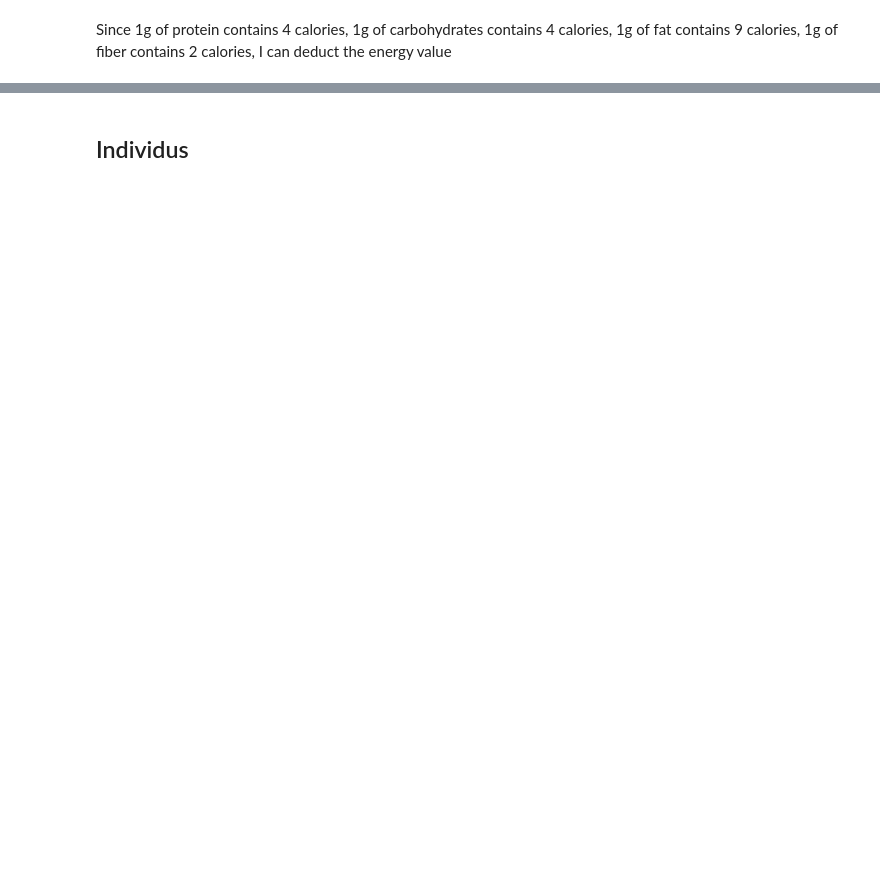
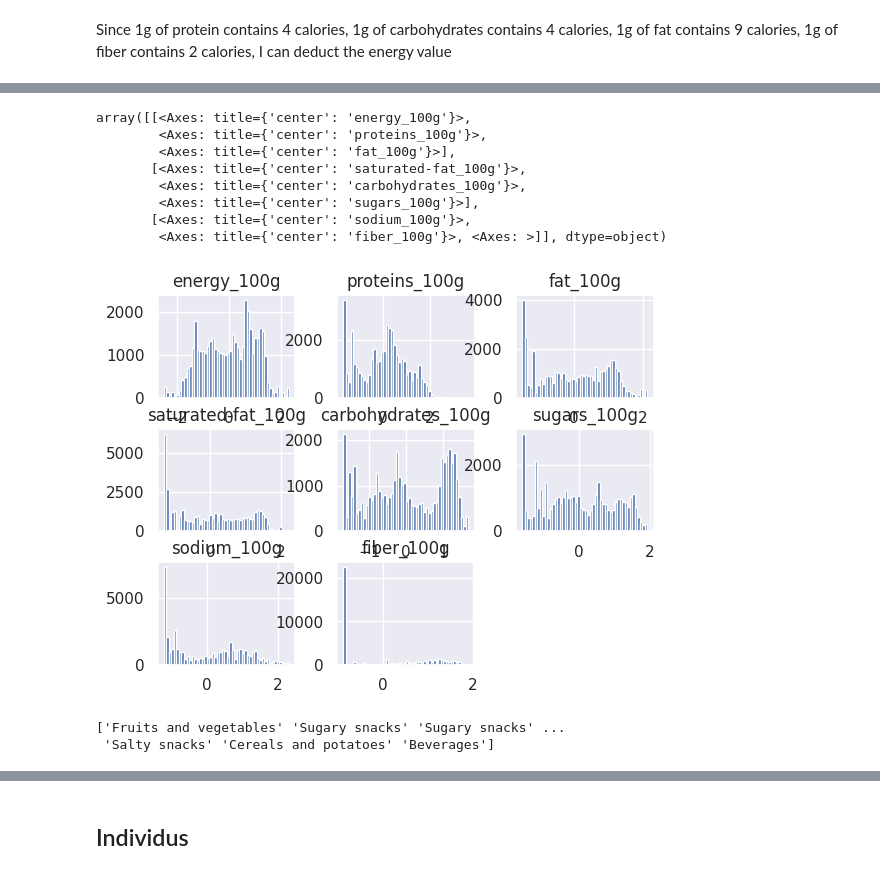
Before and after one commit to helenatong/oc_p3_cleaning_dataset_and_analysis, a Jupyter notebook: project3_cleaning.ipynb, the cells around one changed output, grey strips where cells are left out. Saved outputs shown, nothing was run; the diff lists cells and outputs as text; code cells hidden in the pictures; blank space fills up the shorter version.

```diff
--- a/project3_cleaning.ipynb
+++ b/project3_cleaning.ipynb
@@ -671,0 +636,10 @@ df.to_csv('df_cleaned.csv', index=False)
+# %%
+# remove NaN value for TARGET
+rows_before = df.shape[0]
+df.dropna(subset = TARGET, inplace=True)
+
+rows_now = df.shape[0]
+rows_removed = rows_before - rows_now
+print(f'Number of rows removed: {rows_removed}\n{rows_now} remaining')
+# print(df.loc[df[TARGET].isna(),:])
+# print(df[TARGET].unique())
@@ -671,0 +649,8 @@ df.to_csv('df_cleaned.csv', index=False)
+# %%
+# remove unknown value for TARGET
+nb_rows_to_remove = df.loc[df[TARGET] == 'unknown', TARGET].count()
+df = df[df[TARGET] != 'unknown']
+rows_now = df.loc[df[TARGET] != 'unknown', TARGET].count()
+
+rows_removed = rows_before - rows_now
+print(f'Number of rows removed: {nb_rows_to_remove}\n{rows_now} remaining')
@@ -671,0 +692,10 @@ df.to_csv('df_cleaned.csv', index=False)
+# %%
+# normalize values
+from sklearn.preprocessing import PowerTransformer, LabelEncoder
+
+transformer = PowerTransformer() #model which normalize values
+df_int_transformed = transformer.fit_transform(df[NUMERIC_FEATURES]) #array
+df_int_transformed = pd.DataFrame(df_int_transformed, columns=NUMERIC_FEATURES)
+print(df_int_transformed)
+df_transformed = pd.concat([df_int_transformed, df[[PRODUCT_NAME, TARGET]]], axis=1)
+# print(df_transformed)
@@ -671,0 +733,34 @@ df.to_csv('df_cleaned.csv', index=False)
+# %%
+# check transformation distribution
+df_transformed[NUMERIC_FEATURES].hist(bins=50)
+# %% [output]
+array([[<Axes: title={'center': 'energy_100g'}>,
+        <Axes: title={'center': 'proteins_100g'}>,
+        <Axes: title={'center': 'fat_100g'}>],
+       [<Axes: title={'center': 'saturated-fat_100g'}>,
+        <Axes: title={'center': 'carbohydrates_100g'}>,
+        <Axes: title={'center': 'sugars_100g'}>],
+       [<Axes: title={'center': 'sodium_100g'}>,
+        <Axes: title={'center': 'fiber_100g'}>, <Axes: >]], dtype=object)
+[figure, added]
+# %%
+# create dataset for training and testing
+
+# transform the class form text to integer
+X = df_transformed[NUMERIC_FEATURES].values
+
+print(df_transformed[TARGET].values)
+encoder =  LabelEncoder()
+y_encoded = encoder.fit_transform(df_transformed[TARGET].values)
+# to reverse y_initial = encoder.inverse_transform(y_encoded)
+X_train, X_test, y_train_encoded, y_test_encoded = train_test_split(X, y_encoded, test_size=0.20, random_state=42)
+
+## TO DROP
+# print(y_encoded)
+# print( encoder.inverse_transform(y_encoded))
+# y_decoded = encoder.inverse_transform(y_encoded)
+# unique_values_decoded = np.unique(y_decoded)
+# print(unique_values_decoded)
+# %% [output]
+['Fruits and vegetables' 'Sugary snacks' 'Sugary snacks' ...
+ 'Salty snacks' 'Cereals and potatoes' 'Beverages']
```
Also changed, not shown: parts of 96 cells of this notebook.
